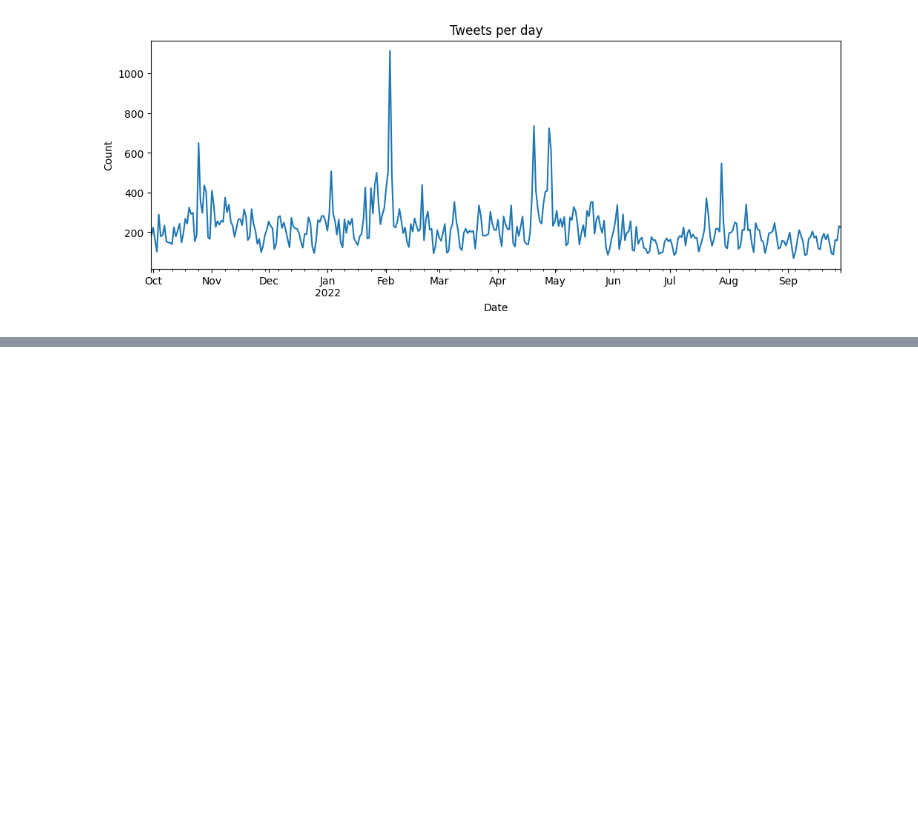
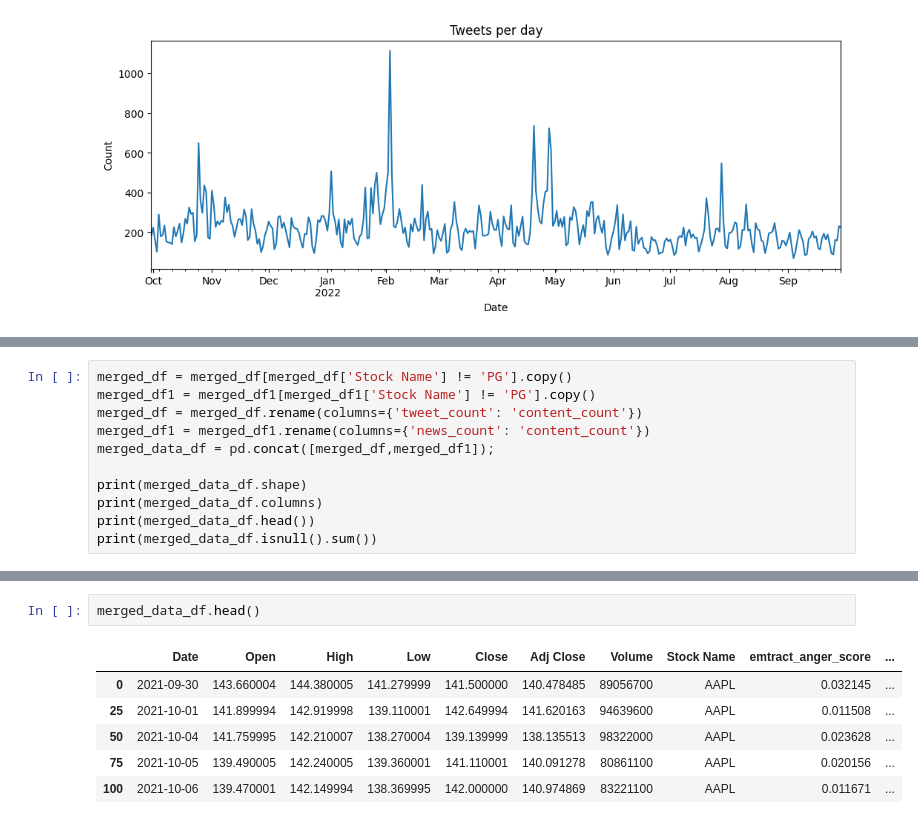
Before and after one commit to Abhinav0909/Stock-Prediction-using-Contrastive-Learning, a Jupyter notebook: Stock Prediction.ipynb, the cells around one changed output, grey strips where cells are left out. Drawn from its saved outputs; the diff is of its cells as text; blank space fills up the shorter version.

```diff
--- a/Stock Prediction.ipynb
+++ b/Stock Prediction.ipynb
@@ -1963,0 +1661,11 @@ Best Baseline Val Accuracy: 0.5526 at epoch 4
+# %%
+merged_df = merged_df[merged_df['Stock Name'] != 'PG'].copy()
+merged_df1 = merged_df1[merged_df1['Stock Name'] != 'PG'].copy()
+merged_df = merged_df.rename(columns={'tweet_count': 'content_count'})
+merged_df1 = merged_df1.rename(columns={'news_count': 'content_count'})
+merged_data_df = pd.concat([merged_df,merged_df1]);
+
+print(merged_data_df.shape)
+print(merged_data_df.columns)
+print(merged_data_df.head())
+print(merged_data_df.isnull().sum())
@@ -1963,0 +1690,9 @@ Best Baseline Val Accuracy: 0.5526 at epoch 4
+# %%
+merged_data_df.head()
+# %% [output]
+|  | Date | Open | High | Low | Close | Adj Close | Volume | Stock Name | emtract_anger_score | ... |
+| 0 | 2021-09-30 | 143.660004 | 144.380005 | 141.279999 | 141.500000 | 140.478485 | 89056700 | AAPL | 0.032145 | ... |
+| 25 | 2021-10-01 | 141.899994 | 142.919998 | 139.110001 | 142.649994 | 141.620163 | 94639600 | AAPL | 0.011508 | ... |
+| 50 | 2021-10-04 | 141.759995 | 142.210007 | 138.270004 | 139.139999 | 138.135513 | 98322000 | AAPL | 0.023628 | ... |
+| 75 | 2021-10-05 | 139.490005 | 142.240005 | 139.360001 | 141.110001 | 140.091278 | 80861100 | AAPL | 0.020156 | ... |
+| 100 | 2021-10-06 | 139.470001 | 142.149994 | 138.369995 | 142.000000 | 140.974869 | 83221100 | AAPL | 0.011671 | ... |
```
Also changed, not shown: parts of 176 cells of this notebook, 1 other file.
